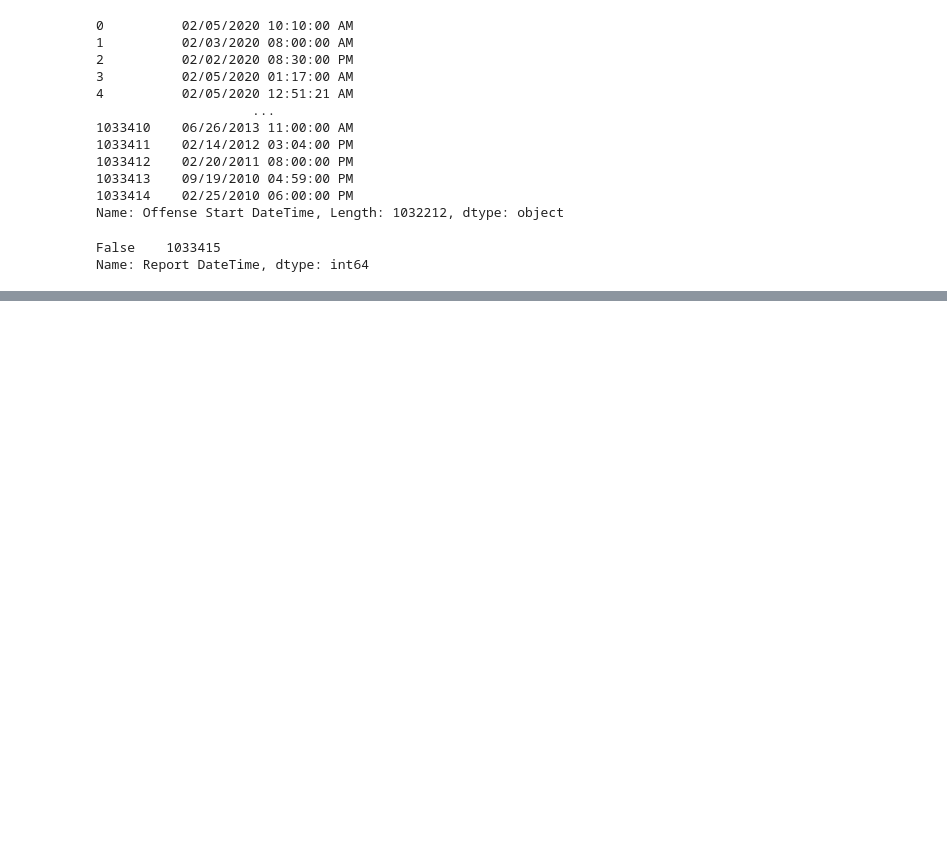
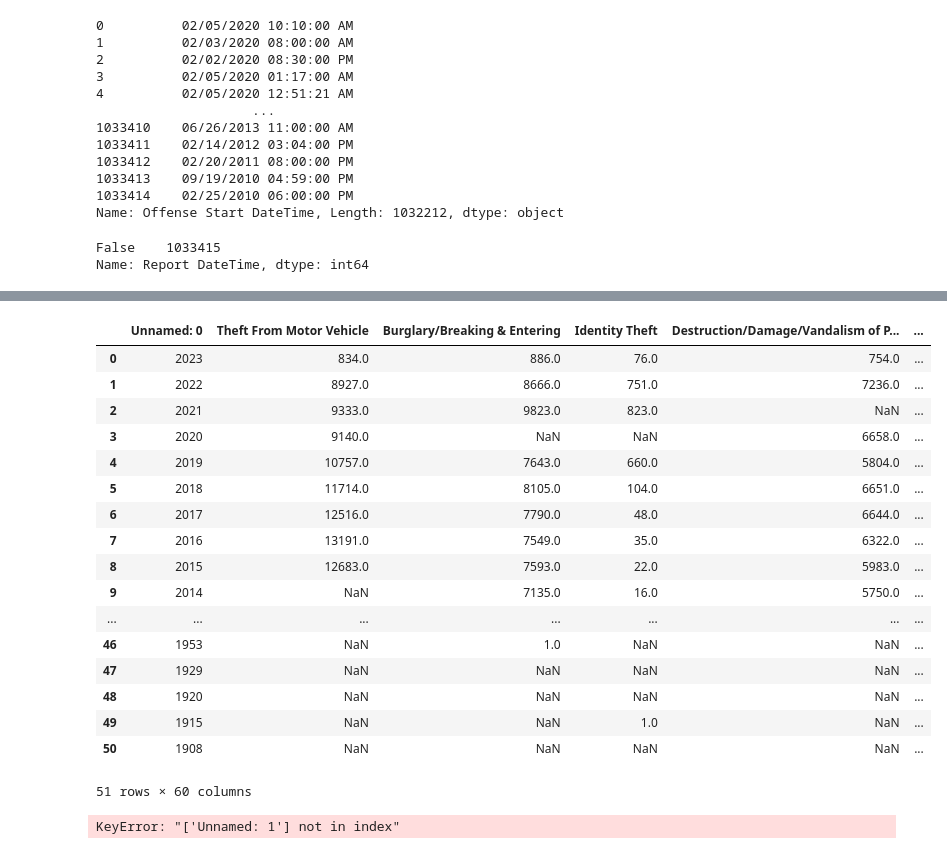
Before and after one commit to Aleph-Null-123/2023-Datathon-Project, a Jupyter notebook: notebooks/linearregression.ipynb, the cells around one changed output, grey strips where cells are left out. Drawn from its saved outputs; the diff is of its cells as text; code cells hidden in the pictures; blank space fills up the shorter version.

Commit message:
averages

```diff
--- a/notebooks/linearregression.ipynb
+++ b/notebooks/linearregression.ipynb
@@ -384,0 +458,25 @@ ds["Year"] = [pd.to_datetime(i).year for i in ds['Offense Start DateTime']]
+# %%
+pd.read_csv("opo.csv")
+# %% [output]
+|  | Unnamed: 0 | Theft From Motor Vehicle | Burglary/Breaking & Entering | Identity Theft | Destruction/Damage/Vandalism of P... | ... |
+| 0 | 2023 | 834.0 | 886.0 | 76.0 | 754.0 | ... |
+| 1 | 2022 | 8927.0 | 8666.0 | 751.0 | 7236.0 | ... |
+| 2 | 2021 | 9333.0 | 9823.0 | 823.0 | NaN | ... |
+| 3 | 2020 | 9140.0 | NaN | NaN | 6658.0 | ... |
+| 4 | 2019 | 10757.0 | 7643.0 | 660.0 | 5804.0 | ... |
+| 5 | 2018 | 11714.0 | 8105.0 | 104.0 | 6651.0 | ... |
+| 6 | 2017 | 12516.0 | 7790.0 | 48.0 | 6644.0 | ... |
+| 7 | 2016 | 13191.0 | 7549.0 | 35.0 | 6322.0 | ... |
+| 8 | 2015 | 12683.0 | 7593.0 | 22.0 | 5983.0 | ... |
+| 9 | 2014 | NaN | 7135.0 | 16.0 | 5750.0 | ... |
+| ... | ... | ... | ... | ... | ... | ... |
+| 46 | 1953 | NaN | 1.0 | NaN | NaN | ... |
+| 47 | 1929 | NaN | NaN | NaN | NaN | ... |
+| 48 | 1920 | NaN | NaN | NaN | NaN | ... |
+| 49 | 1915 | NaN | NaN | 1.0 | NaN | ... |
+| 50 | 1908 | NaN | NaN | NaN | NaN | ... |
+51 rows × 60 columns
+# %%
+average("opo.csv", "Burglary/Breaking & Entering")
+# %% [output]
+KeyError: "['Unnamed: 1'] not in index"
```
Also changed, not shown: parts of 12 cells of this notebook.
